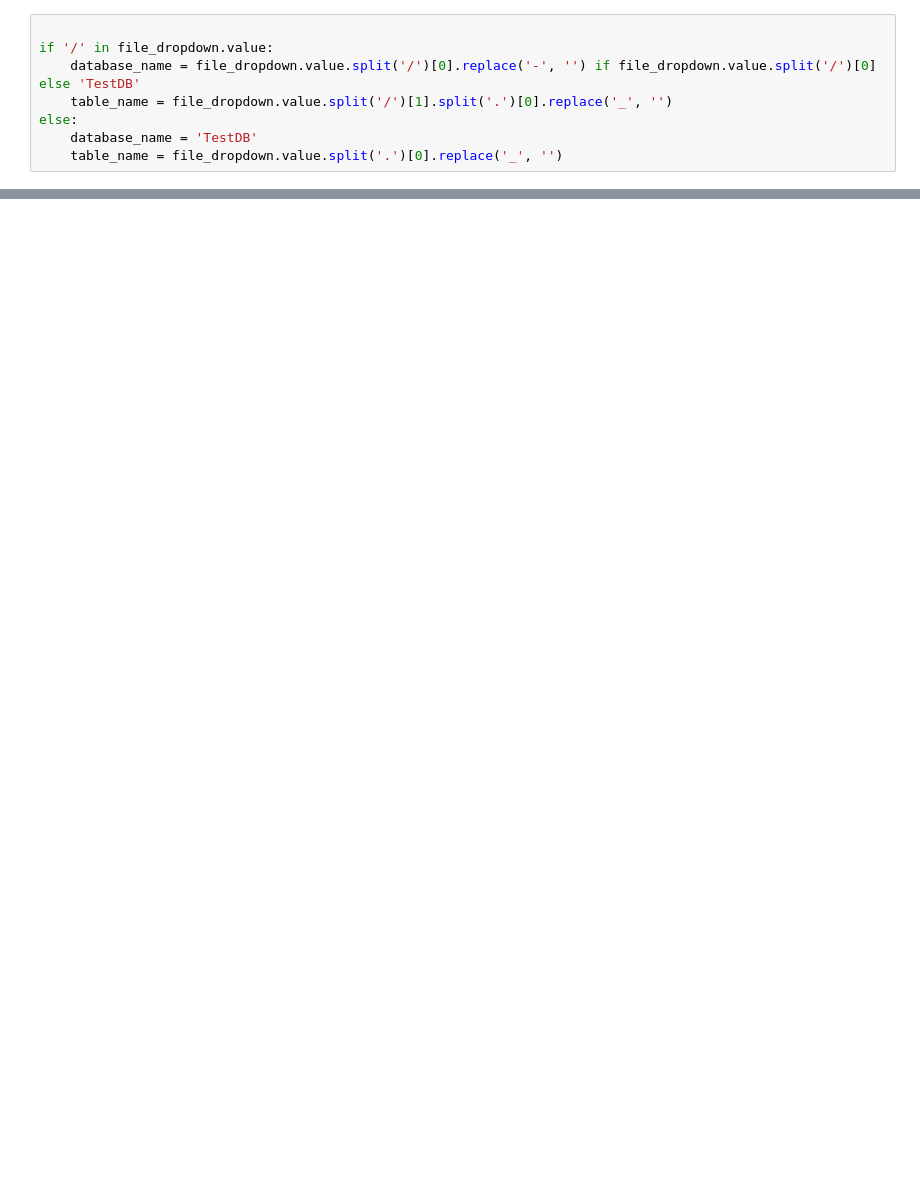
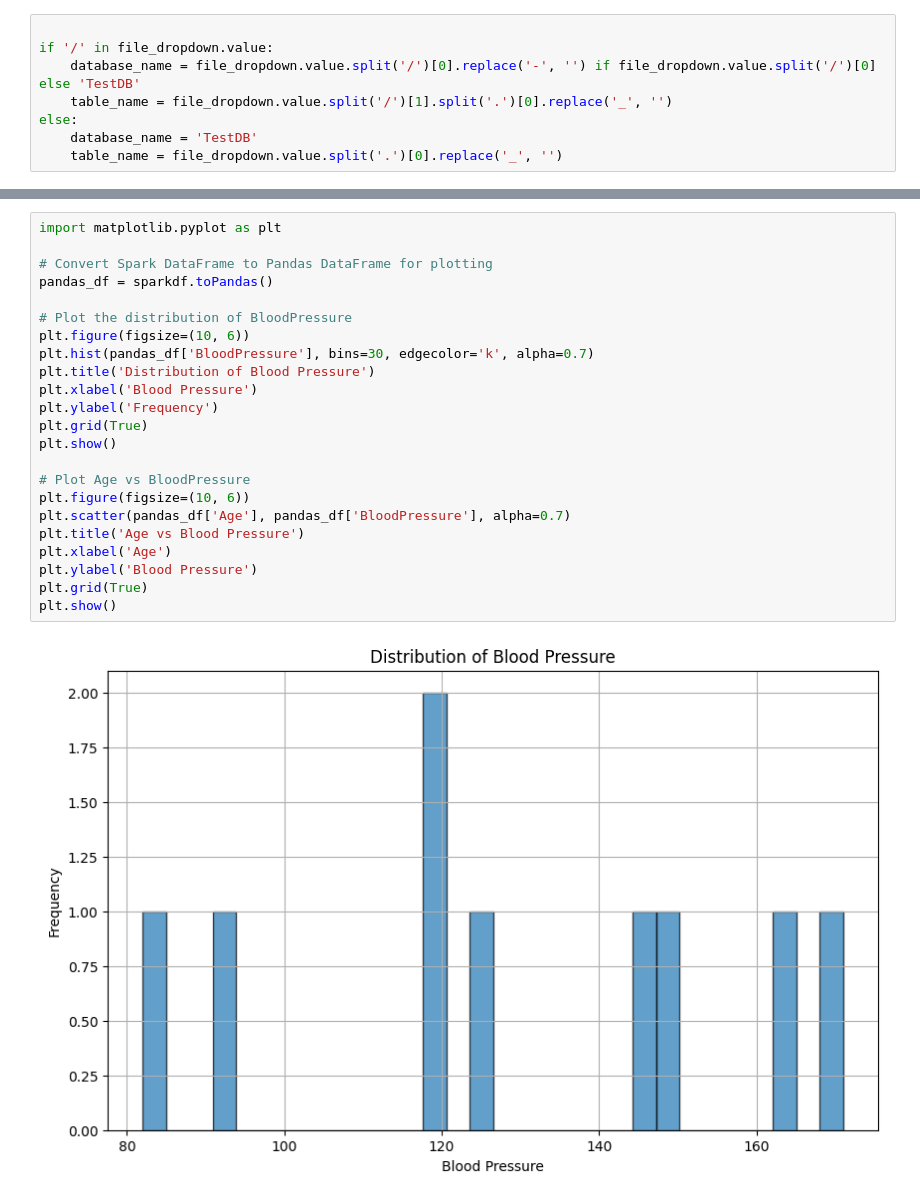
Before and after one commit to blitznihar/SparkWithoutDatabricks, a Jupyter notebook: main.ipynb, the cells around one changed output, grey strips where cells are left out. Drawn from its saved outputs; the diff is of its cells as text; blank space fills up the shorter version.

```diff
--- a/main.ipynb
+++ b/main.ipynb
@@ -133,0 +316,25 @@ spark.sql("SHOW TABLES").show()
+# %%
+import matplotlib.pyplot as plt
+
+# Convert Spark DataFrame to Pandas DataFrame for plotting
+pandas_df = sparkdf.toPandas()
+
+# Plot the distribution of BloodPressure
+plt.figure(figsize=(10, 6))
+plt.hist(pandas_df['BloodPressure'], bins=30, edgecolor='k', alpha=0.7)
+plt.title('Distribution of Blood Pressure')
+plt.xlabel('Blood Pressure')
+plt.ylabel('Frequency')
+plt.grid(True)
+plt.show()
+
+# Plot Age vs BloodPressure
+plt.figure(figsize=(10, 6))
+plt.scatter(pandas_df['Age'], pandas_df['BloodPressure'], alpha=0.7)
+plt.title('Age vs Blood Pressure')
+plt.xlabel('Age')
+plt.ylabel('Blood Pressure')
+plt.grid(True)
+plt.show()
+# %% [output]
+[figure, added]
```
Also changed, not shown: parts of 20 cells of this notebook, 3 other files.
